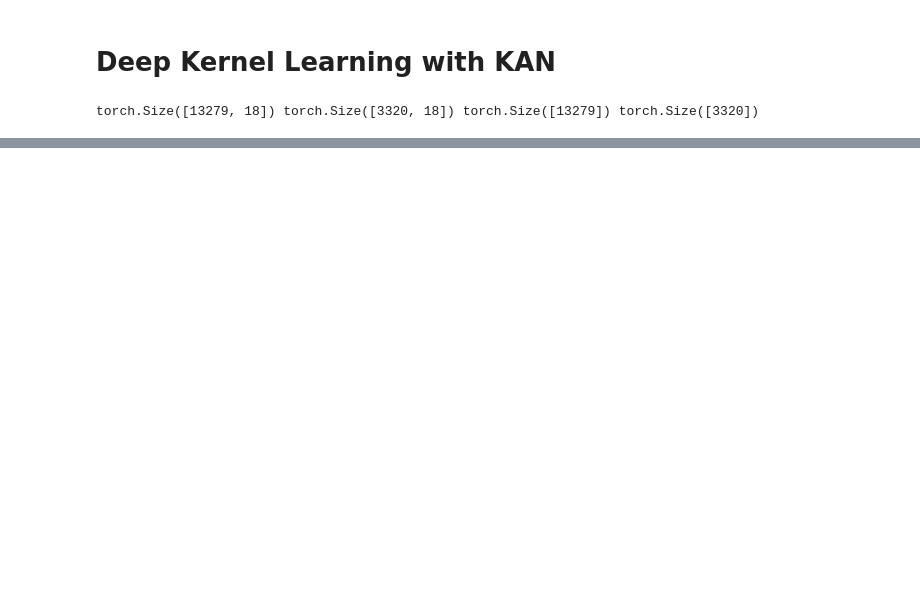
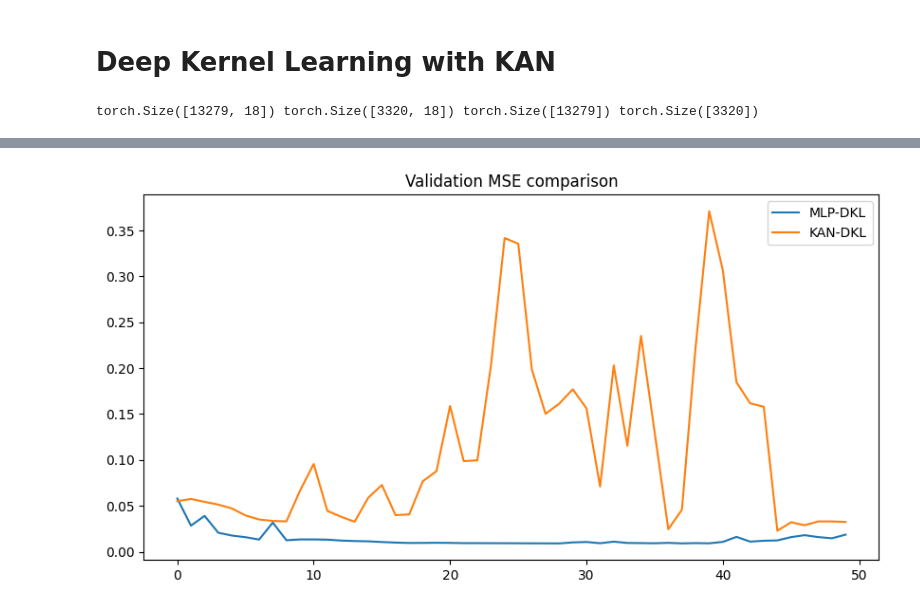
Before and after one commit to ddangchani/Supplements, a Jupyter notebook: DeepLearning/KANDKL.ipynb, the cells around one changed output, grey strips where cells are left out. Drawn from its saved outputs; the diff is of its cells as text; code cells hidden in the pictures; blank space fills up the shorter version.

```diff
--- a/DeepLearning/KANDKL.ipynb
+++ b/DeepLearning/KANDKL.ipynb
@@ -217,0 +253,10 @@ TypeError: step() missing 1 required positional argument: 'closure'
+# %%
+# Compare two MSEs
+fig, ax = plt.subplots(figsize=(10, 5))
+ax.plot(mlp_losses["val_mses"], label="MLP-DKL")
+ax.plot(kan_losses["val_mses"], label="KAN-DKL")
+plt.legend()
+plt.title("Validation MSE comparison")
+plt.show()
+# %% [output]
+[figure, added]
```
Also changed, not shown: parts of 15 cells of this notebook.
